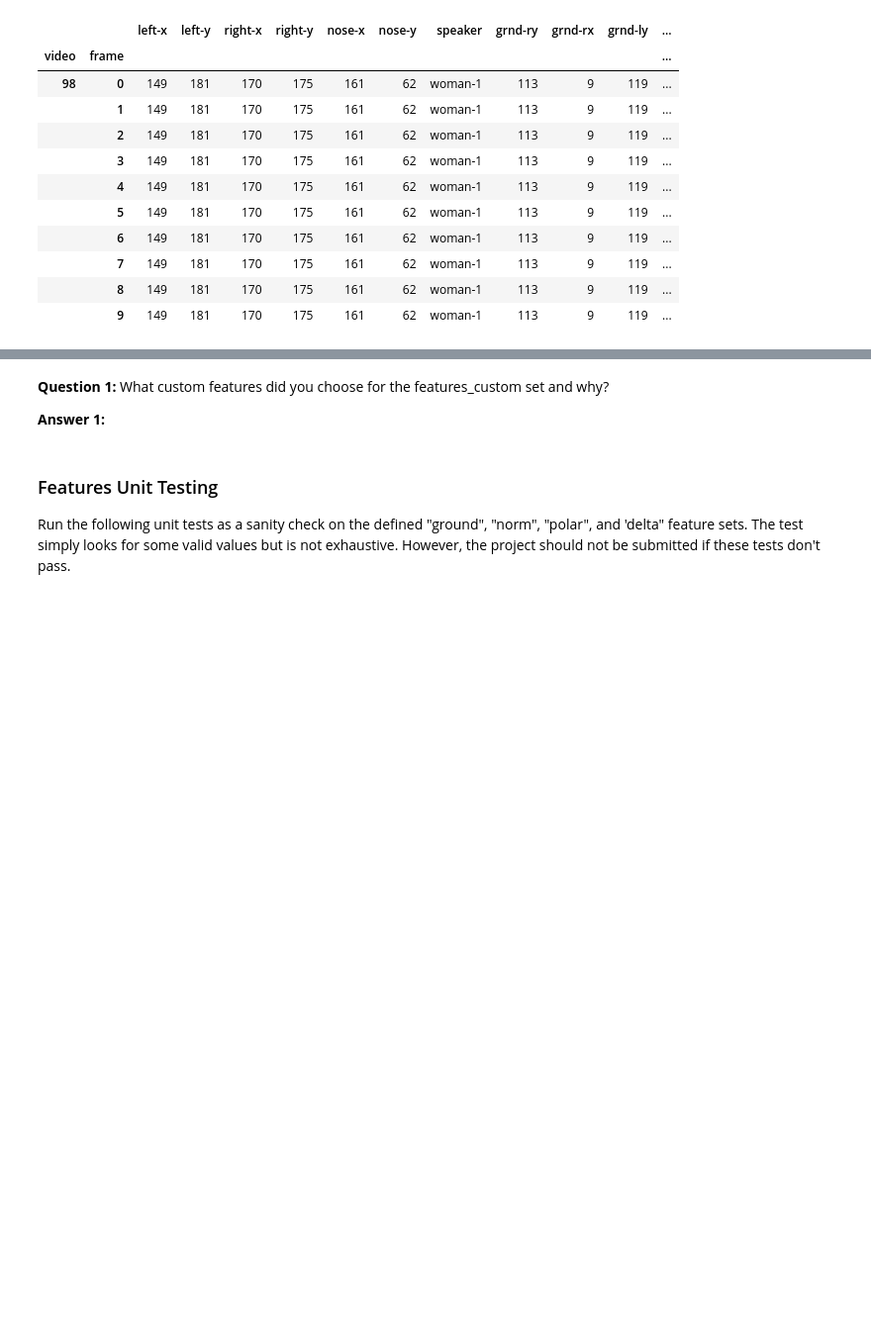
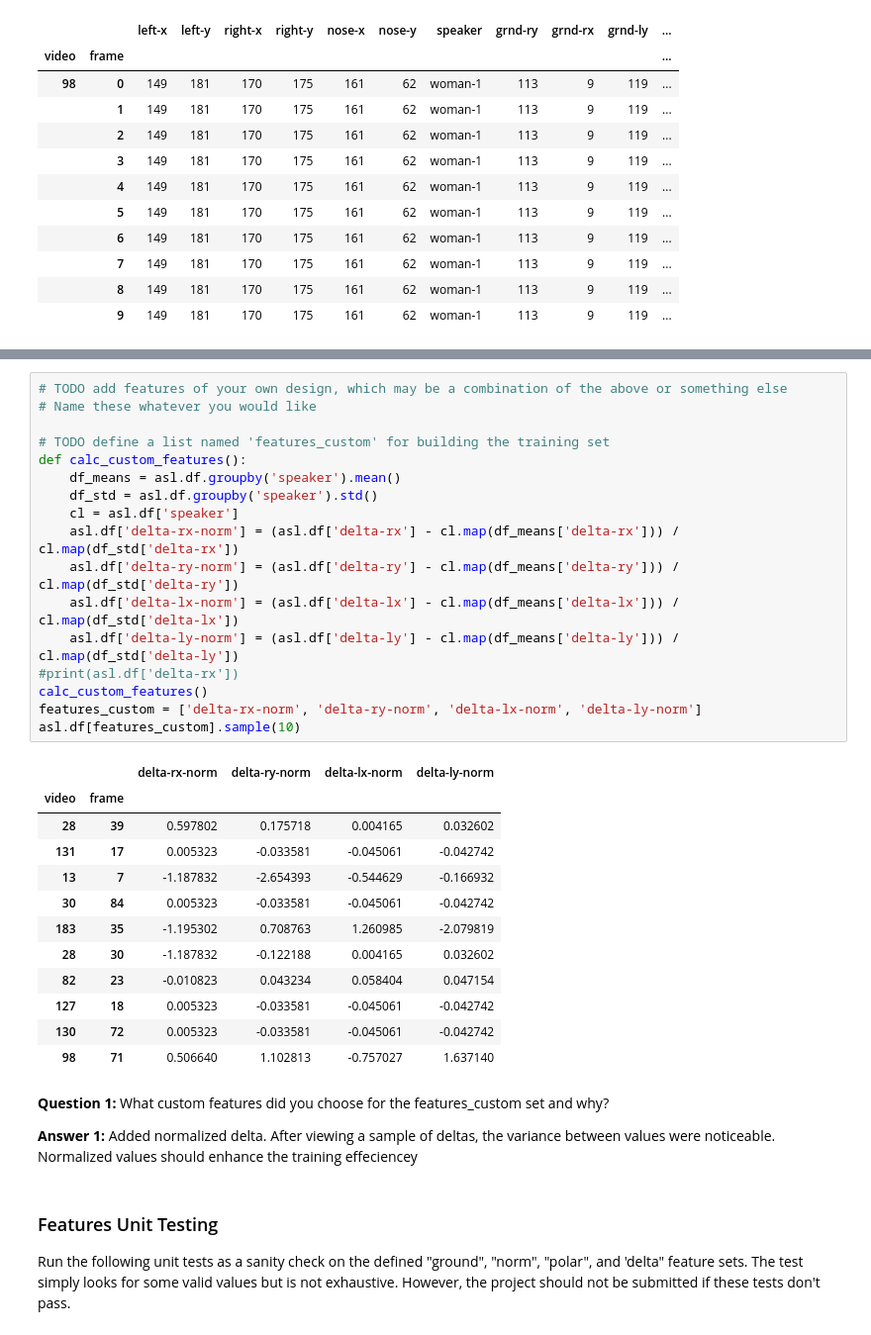
Before and after one commit to barmag/aind-recognizer, a Jupyter notebook: asl_recognizer.ipynb, the cells around one changed output, grey strips where cells are left out. Shown at 99% size. Saved outputs shown, nothing was run; the diff lists cells and outputs as text; blank space fills up the shorter version.

```diff
--- a/asl_recognizer.ipynb
+++ b/asl_recognizer.ipynb
@@ -297,7 +296,37 @@ asl.df.head(10)
+# %%
+# TODO add features of your own design, which may be a combination of the above or something else
+# Name these whatever you would like
+
+# TODO define a list named 'features_custom' for building the training set
+def calc_custom_features():
+    df_means = asl.df.groupby('speaker').mean()
+    df_std = asl.df.groupby('speaker').std()
+    cl = asl.df['speaker']
+    asl.df['delta-rx-norm'] = (asl.df['delta-rx'] - cl.map(df_means['delta-rx'])) / cl.map(df_std['delta-rx'])
+    asl.df['delta-ry-norm'] = (asl.df['delta-ry'] - cl.map(df_means['delta-ry'])) / cl.map(df_std['delta-ry'])
+    asl.df['delta-lx-norm'] = (asl.df['delta-lx'] - cl.map(df_means['delta-lx'])) / cl.map(df_std['delta-lx'])
+    asl.df['delta-ly-norm'] = (asl.df['delta-ly'] - cl.map(df_means['delta-ly'])) / cl.map(df_std['delta-ly'])
+#print(asl.df['delta-rx'])
+calc_custom_features()
+features_custom = ['delta-rx-norm', 'delta-ry-norm', 'delta-lx-norm', 'delta-ly-norm']
+asl.df[features_custom].sample(10)
+# %% [output]
+|  |  | delta-rx-norm | delta-ry-norm | delta-lx-norm | delta-ly-norm |
+| video | frame |  |  |  |  |
+| 28 | 39 | 0.597802 | 0.175718 | 0.004165 | 0.032602 |
+| 131 | 17 | 0.005323 | -0.033581 | -0.045061 | -0.042742 |
+| 13 | 7 | -1.187832 | -2.654393 | -0.544629 | -0.166932 |
+| 30 | 84 | 0.005323 | -0.033581 | -0.045061 | -0.042742 |
+| 183 | 35 | -1.195302 | 0.708763 | 1.260985 | -2.079819 |
+| 28 | 30 | -1.187832 | -0.122188 | 0.004165 | 0.032602 |
+| 82 | 23 | -0.010823 | 0.043234 | 0.058404 | 0.047154 |
+| 127 | 18 | 0.005323 | -0.033581 | -0.045061 | -0.042742 |
+| 130 | 72 | 0.005323 | -0.033581 | -0.045061 | -0.042742 |
+| 98 | 71 | 0.506640 | 1.102813 | -0.757027 | 1.637140 |
 # %% [markdown]
 **Question 1:**  What custom features did you choose for the features_custom set and why?
 
-**Answer 1:**
+**Answer 1:** Added normalized delta. After viewing a sample of deltas, the variance between values were noticeable. Normalized values should enhance the training effeciencey
 # %% [markdown]
 <a id='part1_test'></a>
 ### Features Unit Testing
```
Also changed, not shown: parts of 3 cells of this notebook.
